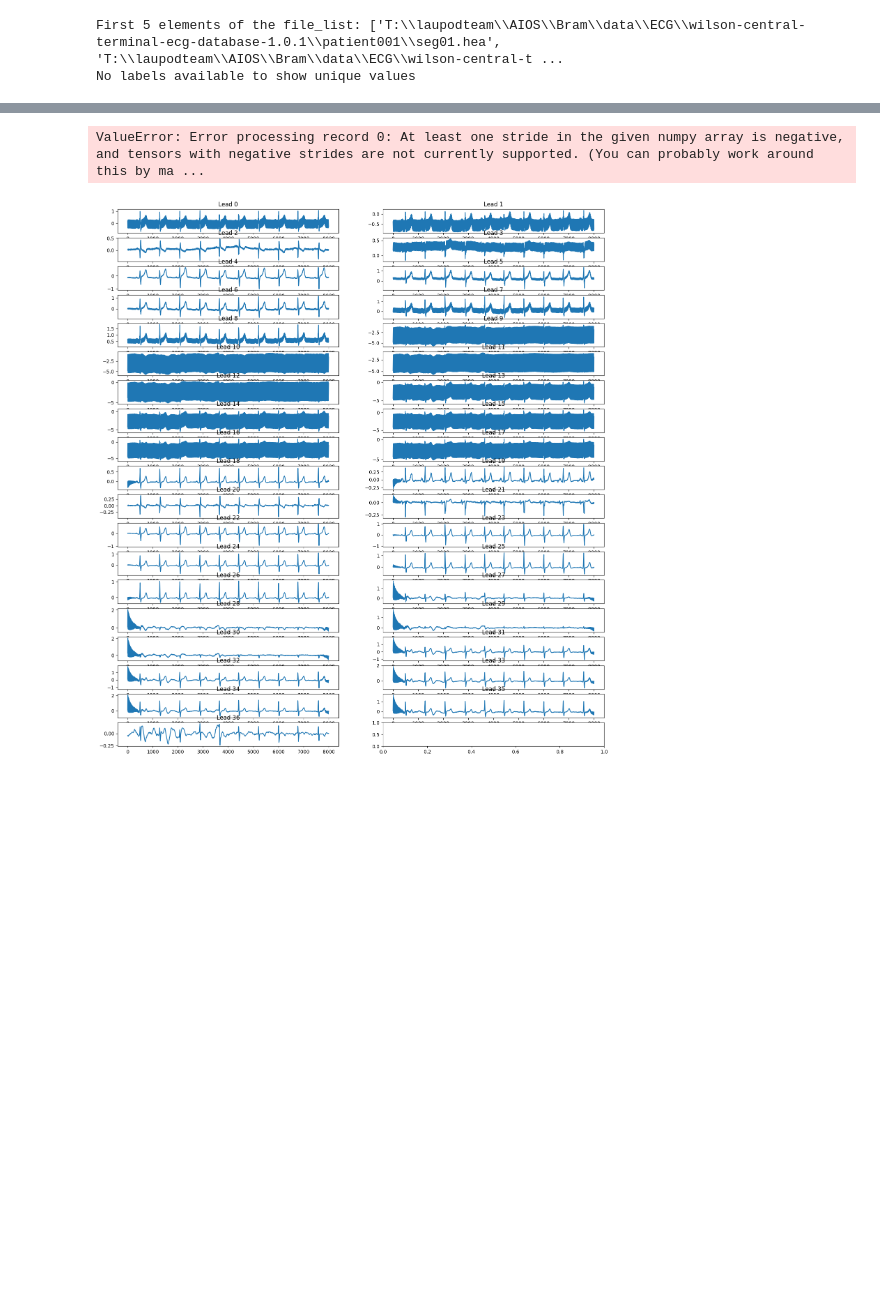
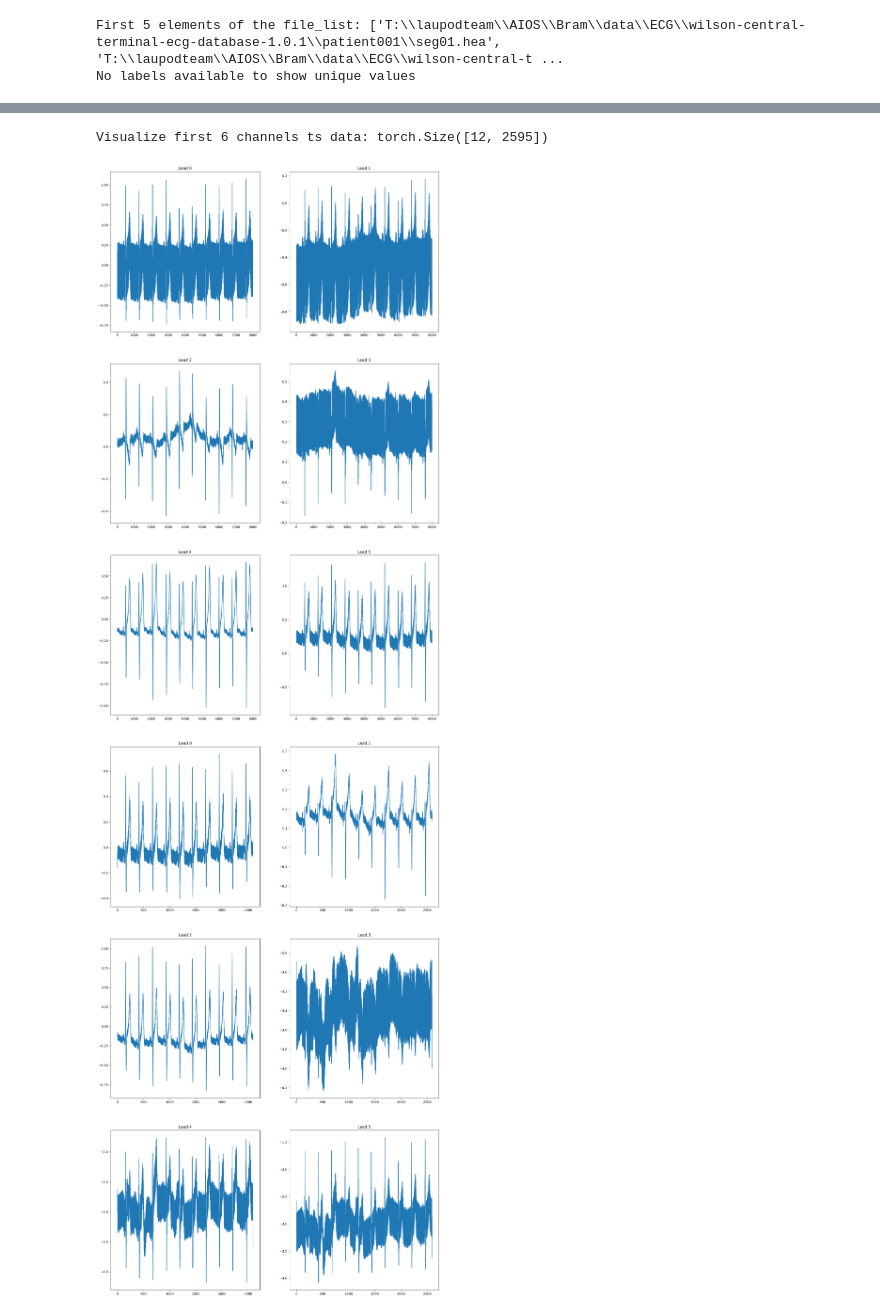
Before and after one commit to bramiozo/TimEx, a Jupyter notebook: sandbox/ECG_Hubert.ipynb, the cells around one changed output, grey strips where cells are left out. Cells and saved outputs as stored; diff of their text form; code cells hidden in the pictures; blank space fills up the shorter version.

```diff
--- a/sandbox/ECG_Hubert.ipynb
+++ b/sandbox/ECG_Hubert.ipynb
@@ -28,20 +23,21 @@ INFO:root:Initializing Config class
 dotenv.load_dotenv('../.env')
 BASE_DIR = os.getenv('ECG_DIR')
 # %%
+ecgConfig = dataset.Config
+ecgConfig.SAMPLING_RATE = 250
+
 ecgDS = dataset.ECGDataset(data=os.path.join(BASE_DIR, 'wilson-central-terminal-ecg-database-1.0.1'),
                            label_binarizer=None,
                            visualisation=True,
                            augmentations=[],
-                           preprocessing=['powerline'])
+                           preprocessing=['savgol', 'resampler'],
+                           config=ecgConfig)
 # %% [output]
 First 5 elements of the file_list: ['T:\\laupodteam\\AIOS\\Bram\\data\\ECG\\wilson-central-terminal-ecg-database-1.0.1\\patient001\\seg01.hea', 'T:\\laupodteam\\AIOS\\Bram\\data\\ECG\\wilson-central-t ...
 No labels available to show unique values
 # %%
-max_count = 1
-
-for k, _ in enumerate(ecgDS):
-    print('')
-
+max_count = 0
+for k, _ in tqdm(enumerate(ecgDS)):
     if k>=max_count:
         break
 # %% [output]
@@ -49,2 +47,3 @@ Visualize ts data: torch.Size([37, 8001])
-ValueError: Error processing record 0: At least one stride in the given numpy array is negative, and tensors with negative strides are not currently supported. (You can probably work around this by ma ...
+Visualize first 6 channels ts data: torch.Size([12, 2595])
-[figure, old version]
+[figure, new version]
+[figure, added]
```
Also changed, not shown: parts of 3 cells of this notebook, 4 other files.
